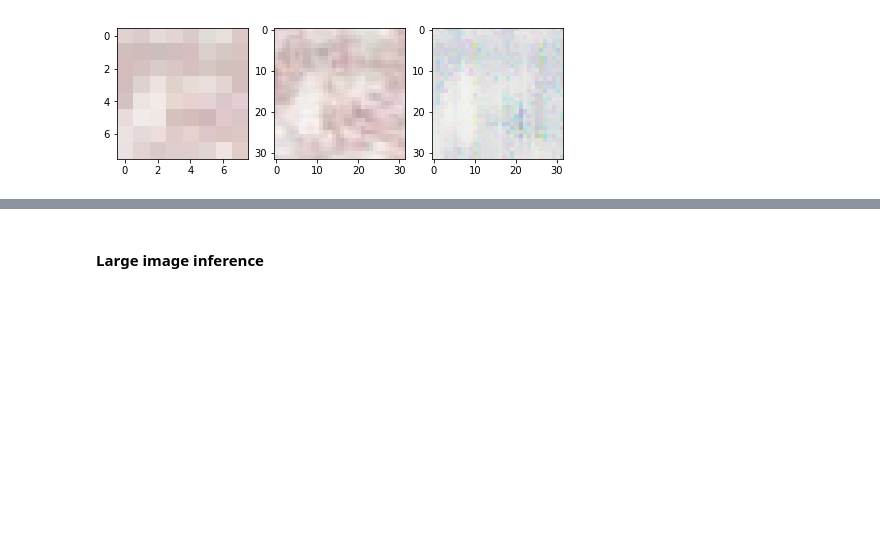
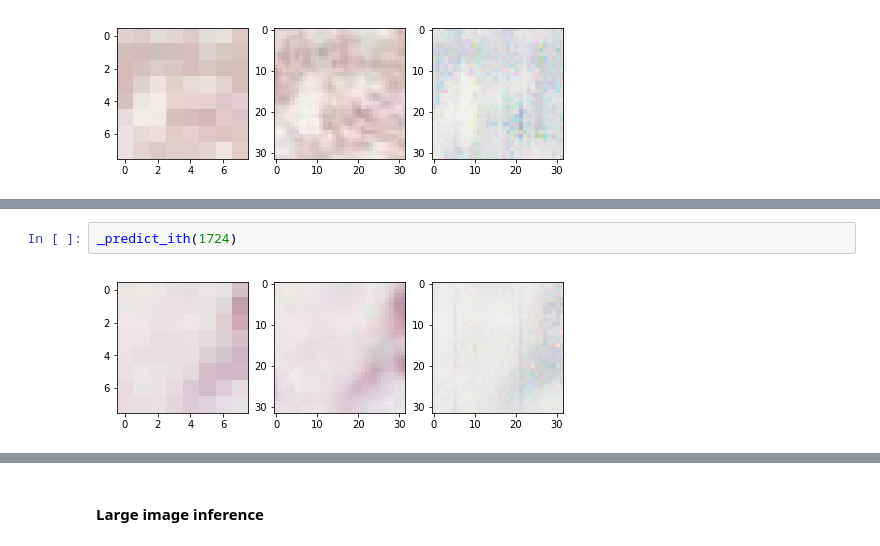
Before and after one commit to cwbeitel/tk, a Jupyter notebook: docs/demo.ipynb, the cells around one changed output, grey strips where cells are left out. Cells and saved outputs as stored; diff of their text form; blank space fills up the shorter version.

```diff
--- a/docs/demo.ipynb
+++ b/docs/demo.ipynb
@@ -488,0 +556,4 @@ _predict_ith(2142)
+# %%
+_predict_ith(1724)
+# %% [output]
+[figure, added]
```
Also changed, not shown: parts of 67 cells of this notebook, 1 other file.
